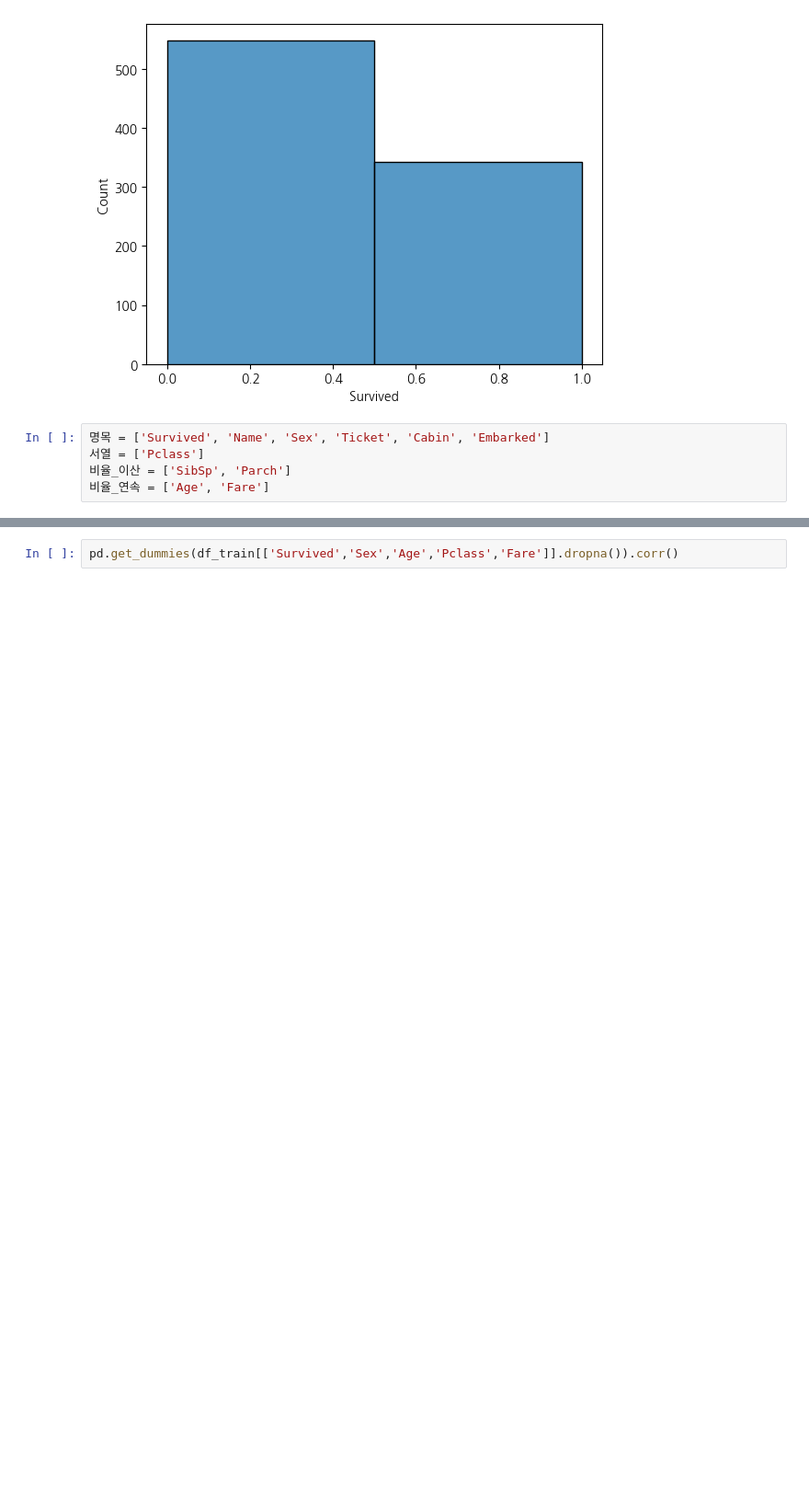
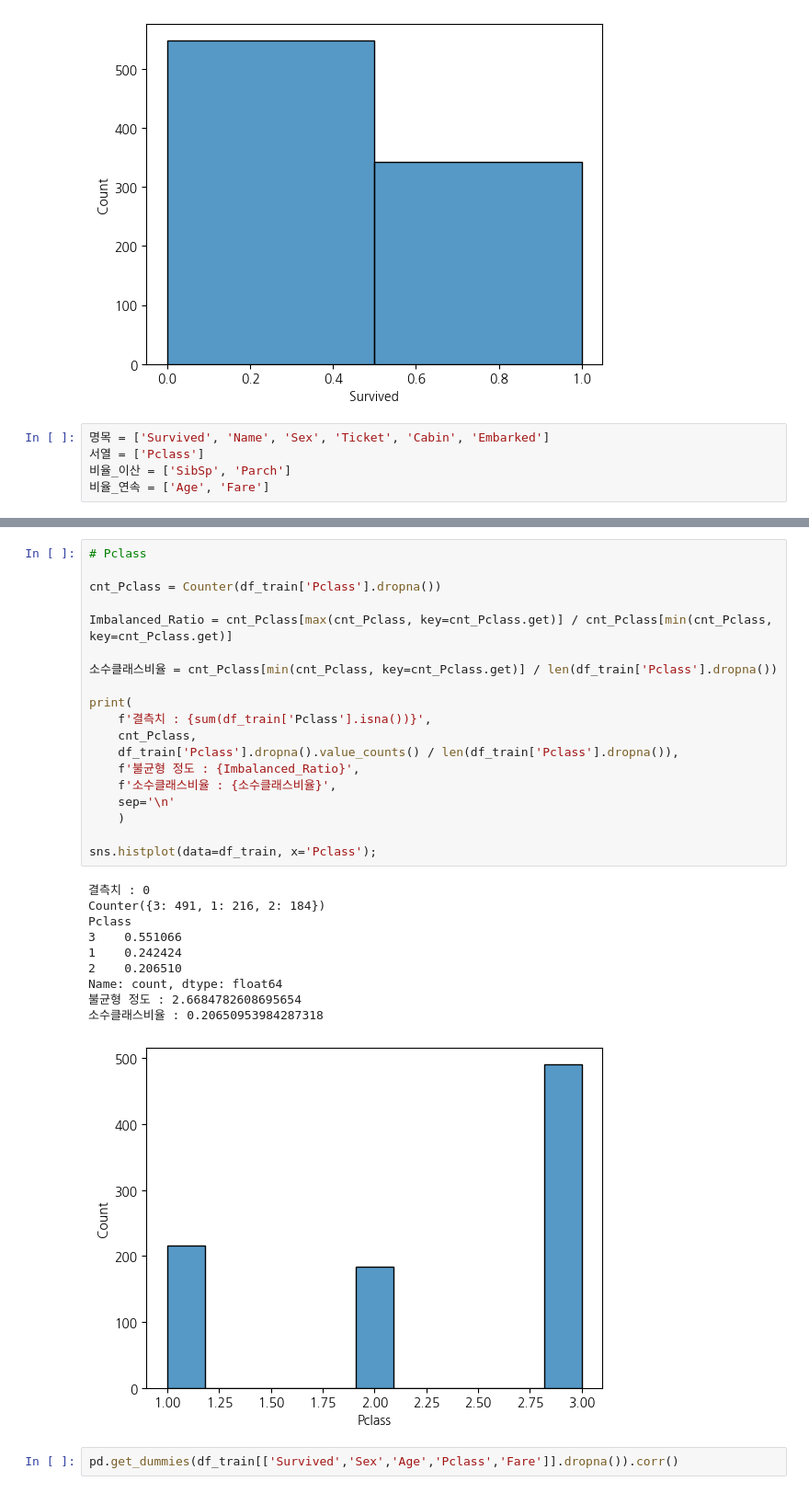
Before and after one commit to Song-Juntae/kaggle, a Jupyter notebook: getting_started/titanic/titanic.ipynb, the cells around one changed output, grey strips where cells are left out. Shown at 92% size. Saved outputs shown, nothing was run; the diff lists cells and outputs as text; blank space fills up the shorter version.

```diff
--- a/getting_started/titanic/titanic.ipynb
+++ b/getting_started/titanic/titanic.ipynb
@@ -371,3 +430,33 @@ Counter(df_train['Ticket']).most_common(10)
+# %%
+# Pclass
+
+cnt_Pclass = Counter(df_train['Pclass'].dropna())
+
+Imbalanced_Ratio = cnt_Pclass[max(cnt_Pclass, key=cnt_Pclass.get)] / cnt_Pclass[min(cnt_Pclass, key=cnt_Pclass.get)]
+
+소수클래스비율 = cnt_Pclass[min(cnt_Pclass, key=cnt_Pclass.get)] / len(df_train['Pclass'].dropna())
+
+print(
+    f'결측치 : {sum(df_train['Pclass'].isna())}',
+    cnt_Pclass,
+    df_train['Pclass'].dropna().value_counts() / len(df_train['Pclass'].dropna()),
+    f'불균형 정도 : {Imbalanced_Ratio}',
+    f'소수클래스비율 : {소수클래스비율}',
+    sep='\n'
+    )
+
+sns.histplot(data=df_train, x='Pclass');
+# %% [output]
+결측치 : 0
+Counter({3: 491, 1: 216, 2: 184})
+Pclass
+3    0.551066
+1    0.242424
+2    0.206510
+Name: count, dtype: float64
+불균형 정도 : 2.6684782608695654
+소수클래스비율 : 0.20650953984287318
+[figure, added]
 # %%
 pd.get_dummies(df_train[['Survived','Sex','Age','Pclass','Fare']].dropna()).corr()
 # %% [output]
```
Also changed, not shown: parts of 7 cells of this notebook.
